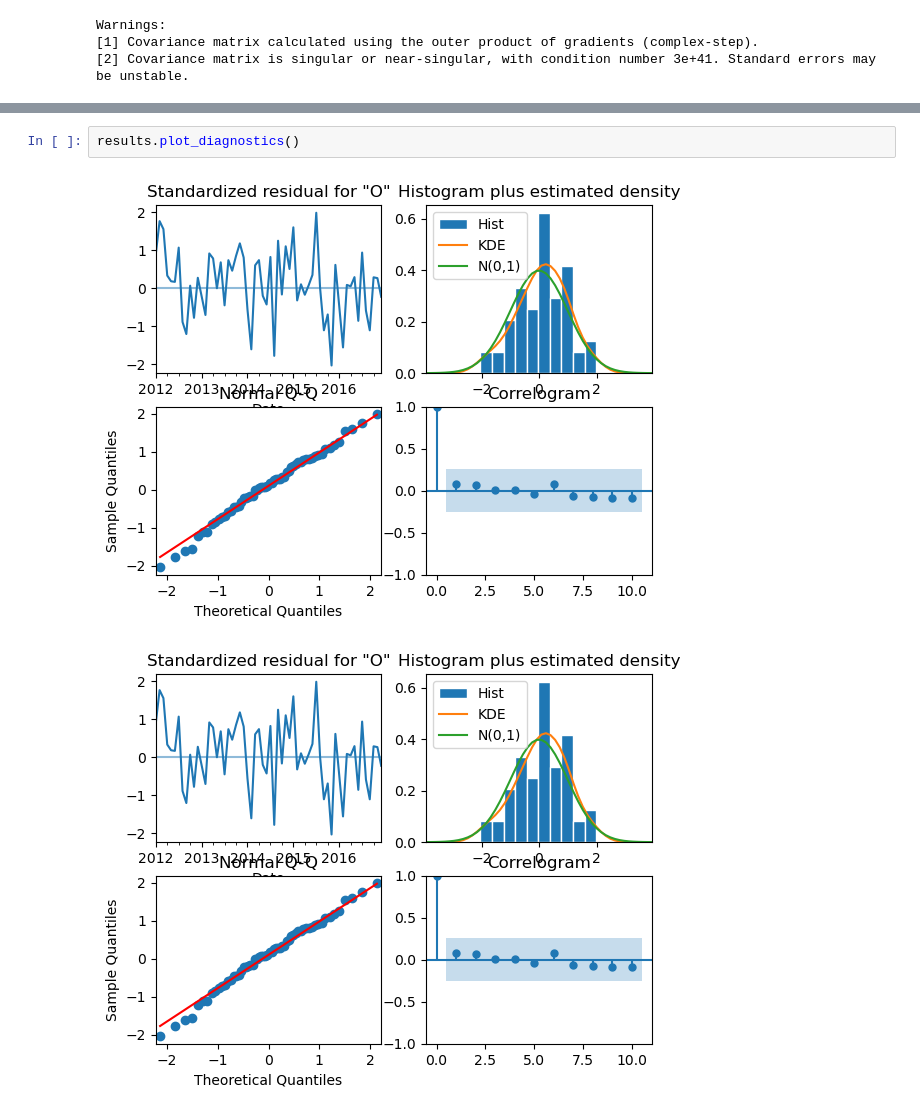
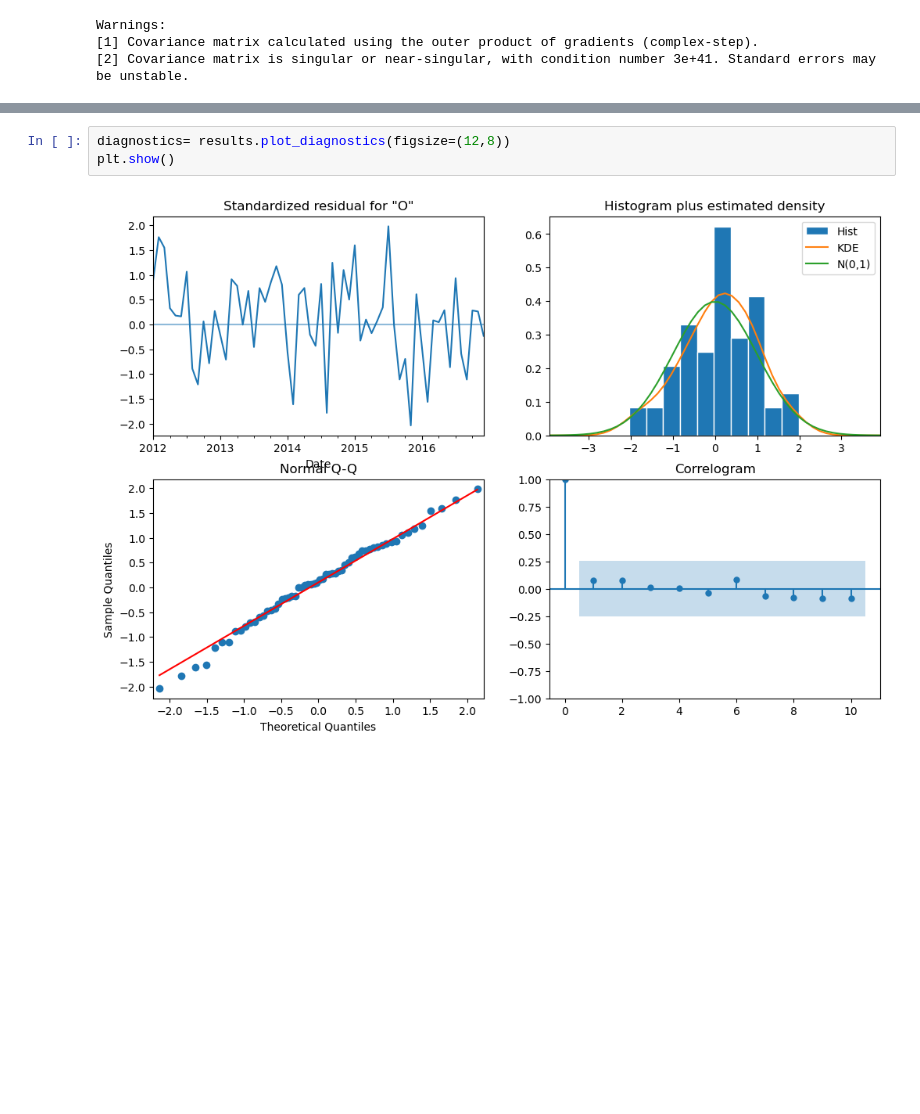
Before and after one commit to jannisz/times_series_1, a Jupyter notebook: note1.ipynb, the cells around one changed output, grey strips where cells are left out. Cells and saved outputs as stored; diff of their text form; blank space fills up the shorter version.

```diff
--- a/note1.ipynb
+++ b/note1.ipynb
@@ -538,8 +539,8 @@ df_monthly[['Order_Demand', 'forecast']].plot(figsize=(12,8))
 # %% [output]
 <Axes: xlabel='Date'>
 [figure]
-# %%
-results.plot_diagnostics()
-# %% [output]
-[figure, removed]
-[figure, removed]
+# %%
+diagnostics= results.plot_diagnostics(figsize=(12,8))
+plt.show()
+# %% [output]
+[figure, added]
```
Also changed, not shown: parts of 8 cells of this notebook, 1 other file.
